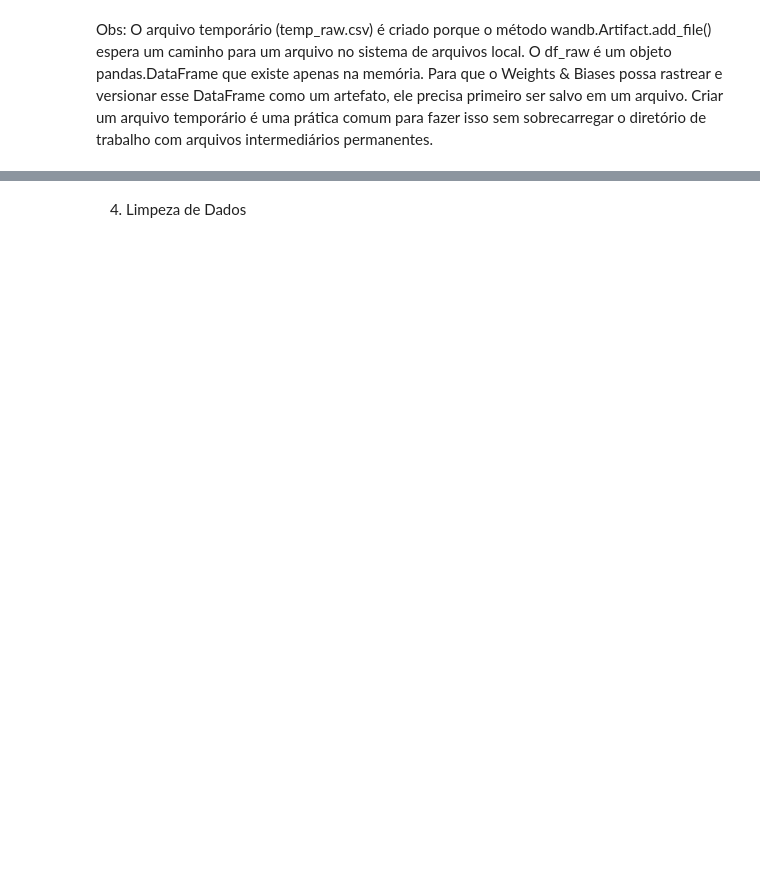
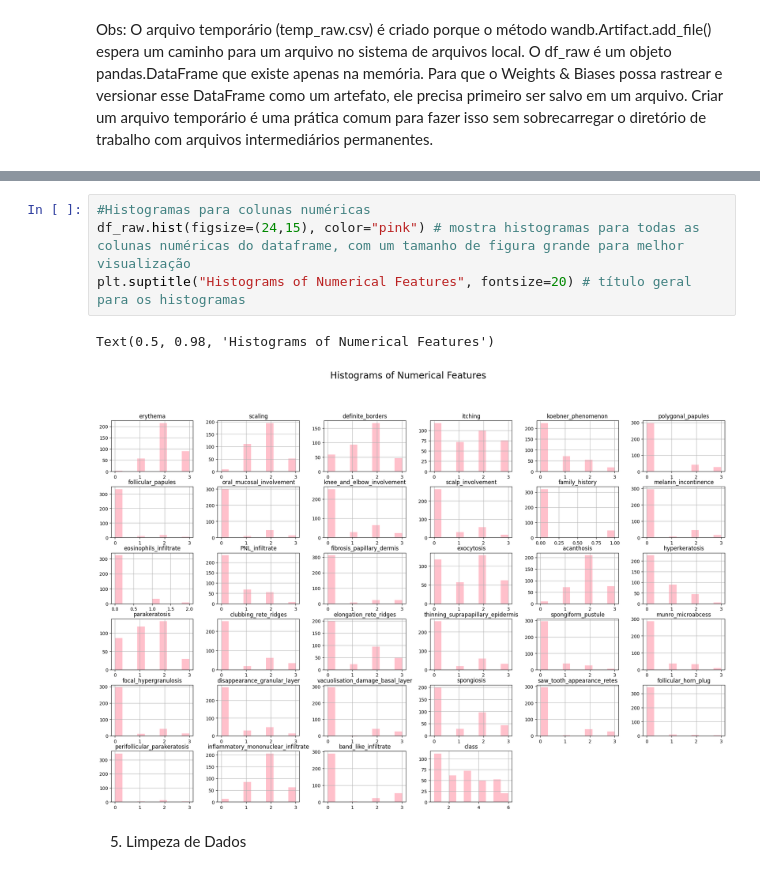
Before and after one commit to rayssacoelho/learning_ai, a Jupyter notebook: projeto_avaliacao/projeto.ipynb, the cells around one changed output, grey strips where cells are left out. Cells and saved outputs as stored; diff of their text form; blank space fills up the shorter version.

```diff
--- a/projeto_avaliacao/projeto.ipynb
+++ b/projeto_avaliacao/projeto.ipynb
@@ -148,4 +178,11 @@ Obs: O arquivo temporário (temp_raw.csv) é criado porque o método wandb.Artif
+# %%
+#Histogramas para colunas numéricas
+df_raw.hist(figsize=(24,15), color="pink") # mostra histogramas para todas as colunas numéricas do dataframe, com um tamanho de figura grande para melhor visualização
+plt.suptitle("Histograms of Numerical Features", fontsize=20) # título geral para os histogramas
+# %% [output]
+Text(0.5, 0.98, 'Histograms of Numerical Features')
+[figure, added]
 # %% [markdown]
-4. Limpeza de Dados
+5. Limpeza de Dados
 # %%
 # Remoção de duplicatas e tratamento de valores faltantes
```
Also changed, not shown: parts of 10 cells of this notebook, 21 other files.
